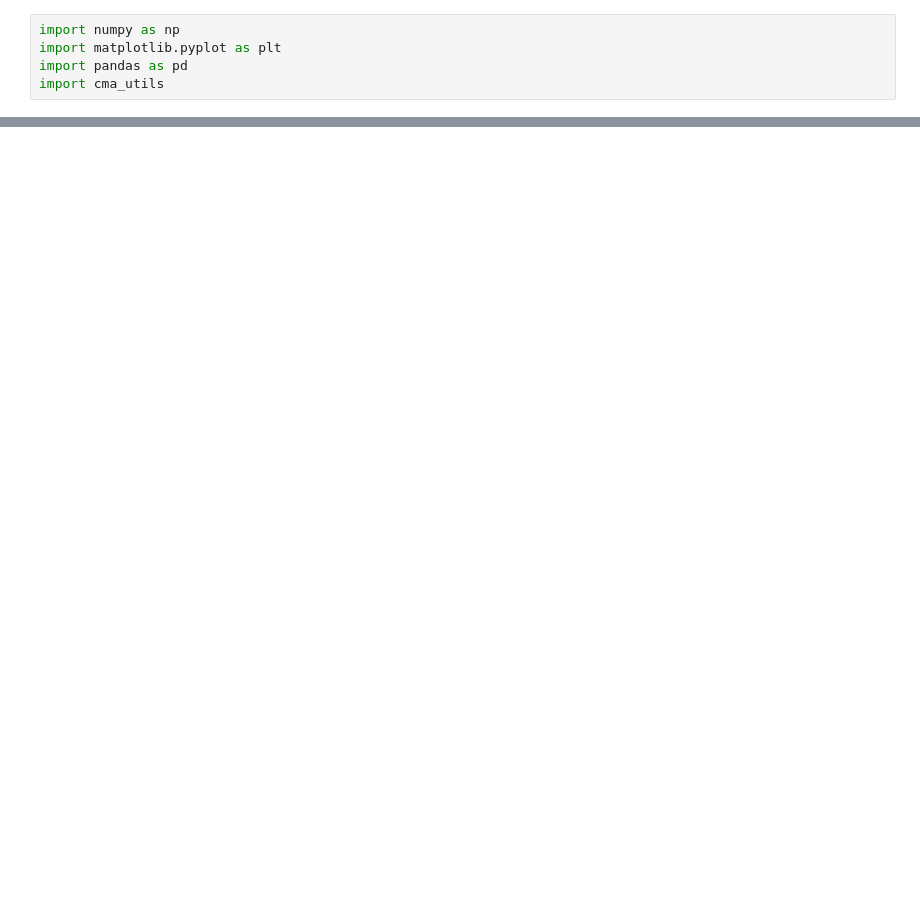
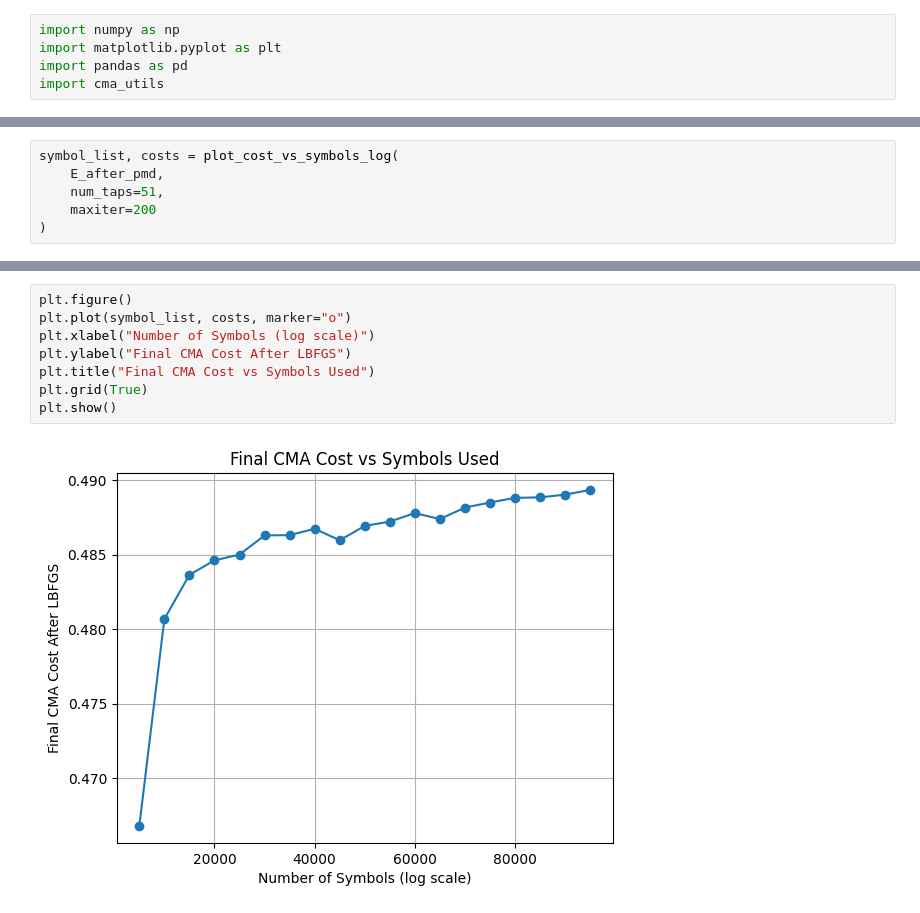
Before and after one commit to Denviser/RL-Project, a Jupyter notebook: DSP/cma_ucb.ipynb, the cells around one changed output, grey strips where cells are left out. Cells and saved outputs as stored; diff of their text form; blank space fills up the shorter version.

```diff
--- a/DSP/cma_ucb.ipynb
+++ b/DSP/cma_ucb.ipynb
@@ -97,0 +113,6 @@ print(cma_error[99999], cma_error[99998], conv_symbol)
+# %%
+symbol_list, costs = plot_cost_vs_symbols_log(
+    E_after_pmd,
+    num_taps=51,
+    maxiter=200
+)
@@ -98,3 +138,13 @@ print(cma_error[99999], cma_error[99998], conv_symbol)
+# %%
+plt.figure()
+plt.plot(symbol_list, costs, marker="o")
+plt.xlabel("Number of Symbols (log scale)")
+plt.ylabel("Final CMA Cost After LBFGS")
+plt.title("Final CMA Cost vs Symbols Used")
+plt.grid(True)
+plt.show()
+# %% [output]
+[figure, added]
 # %%
 plt.figure(figsize=(12, 6))
 plt.plot(list(cma_error.keys()), list(cma_error.values()))
```
Also changed, not shown: parts of 11 cells of this notebook, 1 other file.
